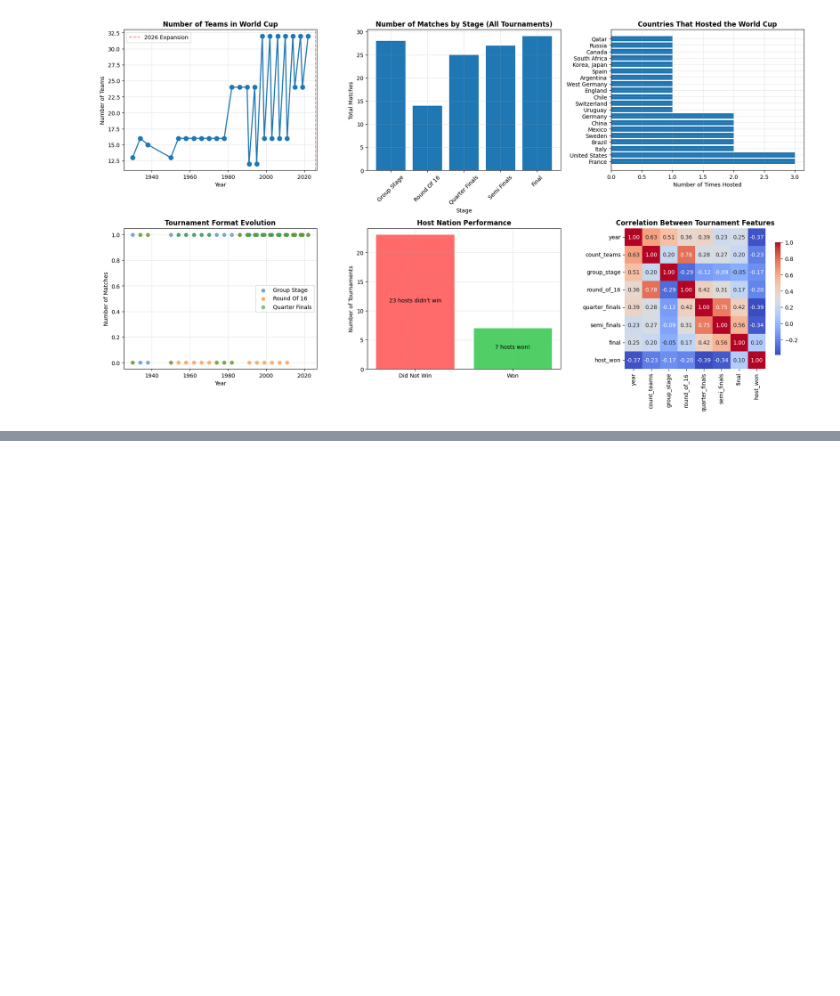
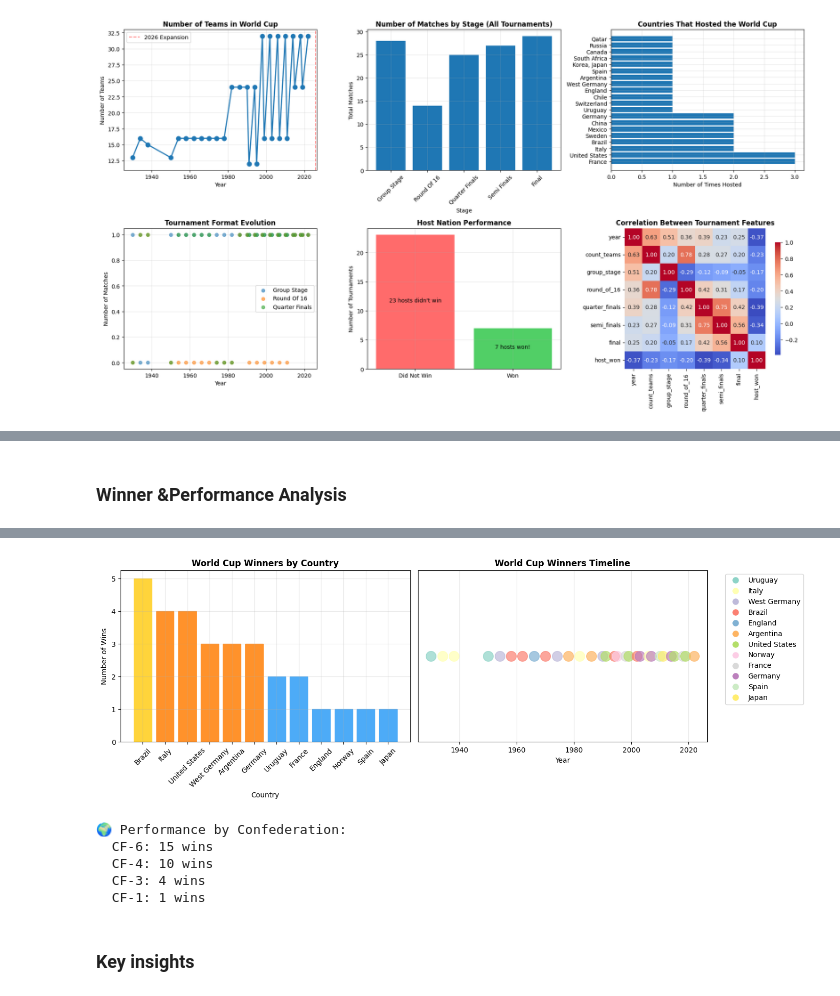
Before and after one commit to Atieng/World-Cup-2026-Goal-Prediction, a Jupyter notebook: index.ipynb, the cells around one changed output, grey strips where cells are left out. Cells and saved outputs as stored; diff of their text form; code cells hidden in the pictures; blank space fills up the shorter version.

Commit message:
Add EDA for the tournaments

```diff
--- a/index.ipynb
+++ b/index.ipynb
@@ -262,0 +212,68 @@ KeyError: 'goals_scored'
+# %% [markdown]
+### Winner &Performance Analysis
+# %%
+# Winners Analysis
+# ===================================================
+print("="*60)
+print("WORLD CUPWINNERS ANALYSIS")
+print("="*60)
+
+# Count wins by country
+winner_counts = tournaments['winner'].value_counts()
+print("\nAll time world cup winners:")
+for country, wins in winner_counts.items():
+    print(f"  {country}: {wins} wins")
+
+# PLot winners
+figs, axes =plt.subplots(1, 2, figsize=(14, 5))
+ax1 = axes[0]
+bars = ax1.bar(winner_counts.index, winner_counts.values)
+ax1.set_title('World Cup Winners by Country', fontsize=12, fontweight='bold')
+ax1.set_xlabel('Country')
+ax1.set_ylabel('Number of Wins')
+ax1.set_xticklabels(winner_counts.index, rotation=45)
+# Color the bars
+for bar, count in zip(bars, winner_counts.values):
+    if count >= 5:
+        bar.set_color('#ffd43b')  # Gold for 5+ wins
+    elif count >= 3:
+        bar.set_color('#ff922b')  # Orange for 3-4 wins
+    else:
+        bar.set_color('#4dabf7')  # Blue for 1-2 wins
+ax1.grid(True, alpha=0.3)
+
+# 2. Timeline of Winners
+ax2 = axes[1]
+years = tournaments['year']
+winners = tournaments['winner']
+unique_winners = winners.unique()
+winner_colors = {winner: plt.cm.Set3(i/len(unique_winners)) for i, winner in enumerate(unique_winners)}
+
+for year, winner in zip(years, winners):
+    ax2.scatter(year, 0, color=winner_colors[winner], s=200, alpha=0.7,
+                label=winner if year == years.min() else "")
+
+ax2.set_title('World Cup Winners Timeline', fontsize=12, fontweight='bold')
+ax2.set_xlabel('Year')
+ax2.set_yticks([])
+ax2.set_ylim(-0.5, 0.5)
+ax2.grid(True, alpha=0.3)
+# Add legend
+handles = [plt.Line2D([0], [0], marker='o', color='w', markerfacecolor=winner_colors[winner],
+                      markersize=10, label=winner) for winner in unique_winners]
+ax2.legend(handles=handles, bbox_to_anchor=(1.05, 1), loc='upper left')
+
+plt.tight_layout()
+plt.show()
+
+# Performance by Confederation
+print("\n🌍 Performance by Confederation:")
+tournaments_with_conf = tournaments.merge(
+    pd.read_csv(data_dir / 'teams.csv'),
+    left_on='winner',
+    right_on='team_name'
+)
+conf_wins = tournaments_with_conf['confederation_id'].value_counts()
+for conf, wins in conf_wins.items():
+    print(f"  {conf}: {wins} wins")
+# %% [output]
@@ -262,0 +297,8 @@ KeyError: 'goals_scored'
+[figure, added]
+🌍 Performance by Confederation:
+  CF-6: 15 wins
+  CF-4: 10 wins
+  CF-3: 4 wins
+  CF-1: 1 wins
+# %% [markdown]
+### Key insights
```
Also changed, not shown: parts of 7 cells of this notebook.
